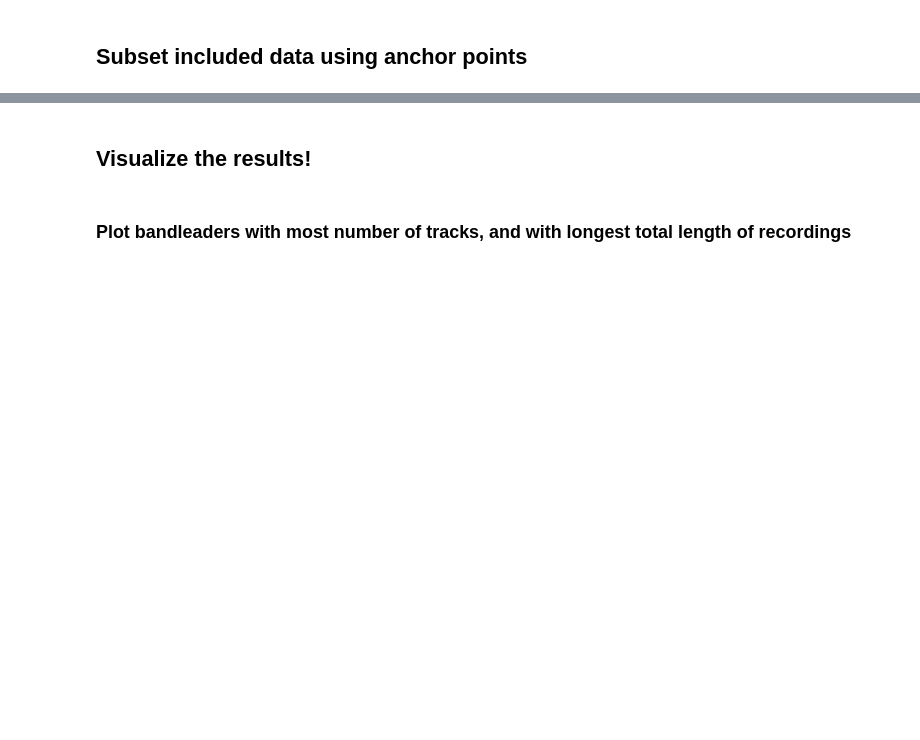
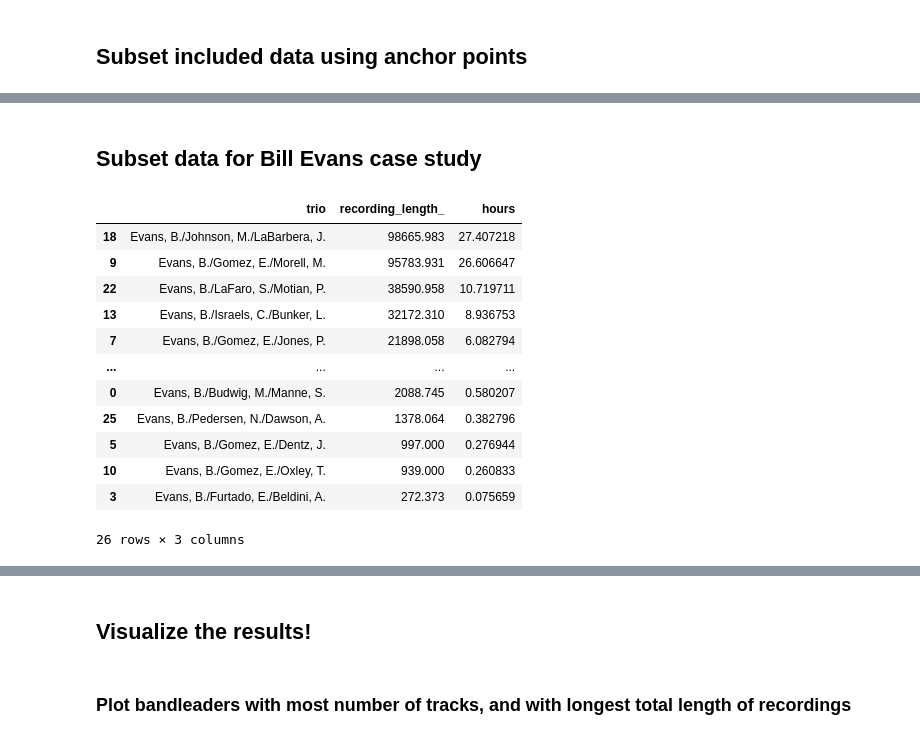
Before and after one commit to HuwCheston/Jazz-Trio-Database, a Jupyter notebook: notebooks/0.1-cheston-corpus-construction.ipynb, the cells around one changed output, grey strips where cells are left out. Cells and saved outputs as stored; diff of their text form; code cells hidden in the pictures; blank space fills up the shorter version.

```diff
--- a/notebooks/0.1-cheston-corpus-construction.ipynb
+++ b/notebooks/0.1-cheston-corpus-construction.ipynb
@@ -788,0 +801,2 @@ with pd.ExcelWriter(fp, engine='openpyxl') as writer:
+# %% [markdown]
+## Subset data for Bill Evans case study
@@ -788,0 +826,20 @@ with pd.ExcelWriter(fp, engine='openpyxl') as writer:
+# %%
+include['recording_length_'] = include['recording_length'].astype(int).apply(lambda x: timedelta(milliseconds=x)).dt.total_seconds()
+include_trios = include[include['bandleader'] == 'Bill Evans'].groupby('trio').agg({'recording_length': 'sum'}).sort_values('recording_length', ascending=False).head(7).reset_index()['trio'].values
+small = include[include['bandleader'] == 'Bill Evans'].groupby('trio').agg({'recording_length_': 'sum'}).reset_index(drop=False)
+small['hours'] = small['recording_length_'] / 3600
+small.sort_values(by='hours', ascending=False)
+# %% [output]
+|  | trio | recording_length_ | hours |
+| 18 | Evans, B./Johnson, M./LaBarbera, J. | 98665.983 | 27.407218 |
+| 9 | Evans, B./Gomez, E./Morell, M. | 95783.931 | 26.606647 |
+| 22 | Evans, B./LaFaro, S./Motian, P. | 38590.958 | 10.719711 |
+| 13 | Evans, B./Israels, C./Bunker, L. | 32172.310 | 8.936753 |
+| 7 | Evans, B./Gomez, E./Jones, P. | 21898.058 | 6.082794 |
+| ... | ... | ... | ... |
+| 0 | Evans, B./Budwig, M./Manne, S. | 2088.745 | 0.580207 |
+| 25 | Evans, B./Pedersen, N./Dawson, A. | 1378.064 | 0.382796 |
+| 5 | Evans, B./Gomez, E./Dentz, J. | 997.000 | 0.276944 |
+| 10 | Evans, B./Gomez, E./Oxley, T. | 939.000 | 0.260833 |
+| 3 | Evans, B./Furtado, E./Beldini, A. | 272.373 | 0.075659 |
+26 rows × 3 columns
```
Also changed, not shown: parts of 13 cells of this notebook, 4 other files.
